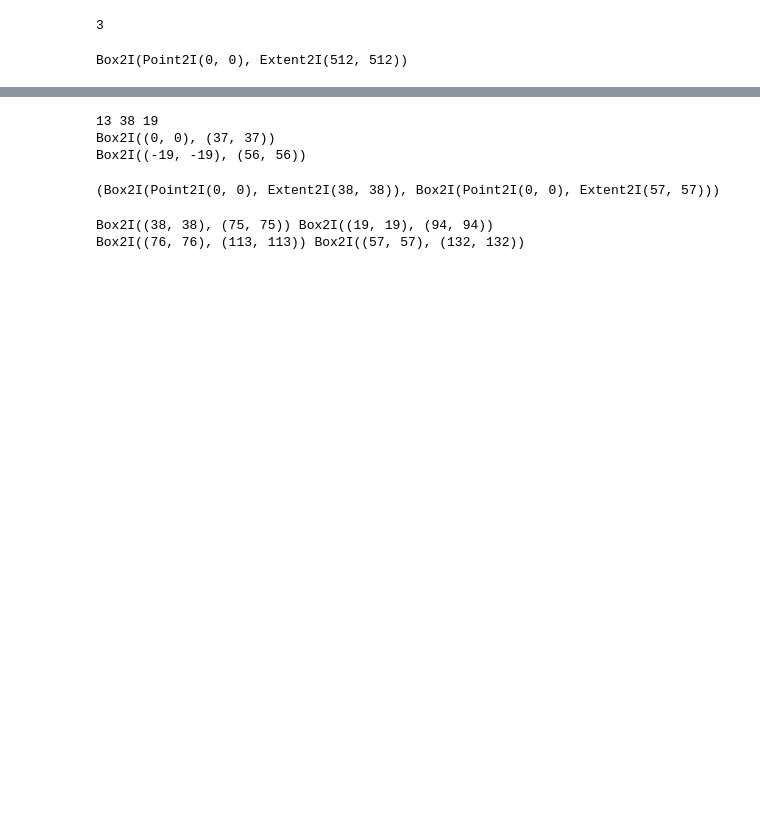
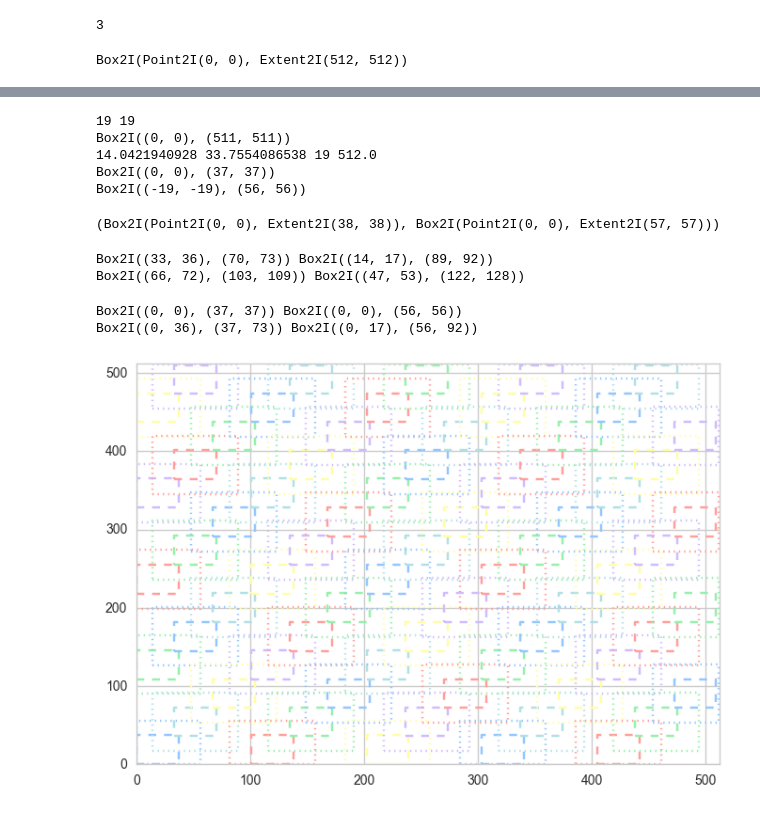
Before and after one commit to lsst/ip_diffim, a Jupyter notebook: Untitled.ipynb, the cells around one changed output, grey strips where cells are left out. Drawn from its saved outputs; the diff is of its cells as text; code cells hidden in the pictures; blank space fills up the shorter version.

Commit message:
ImageGridder is now working

```diff
--- a/Untitled.ipynb
+++ b/Untitled.ipynb
@@ -84,8 +87,18 @@ if scaleByFwhm:
 # %%
+#borderSizeX = borderSizeY = 9
+print borderSizeX, borderSizeY
+
 bbox = exposure.getBBox()
+print bbox
 
-nGridX = bbox.getWidth() // gridStepX
-print nGridX, gridStepX, borderSizeX
+nGridX = bbox.getWidth() / gridStepX
+# Readjust gridStepX so that it fits perfectly in the image.
+gridStepX = float(bbox.getWidth() - gridSizeX) / float(nGridX)
+print nGridX, gridStepX, borderSizeX, nGridX*gridStepX+gridSizeX
+
+nGridY = bbox.getHeight() / gridStepY
+# Readjust gridStepX so that it fits perfectly in the image.
+gridStepY = float(bbox.getHeight() - gridSizeY) / float(nGridY)
 
 import lsst.afw.geom as afwGeom
 bbox0 = afwGeom.Box2I(afwGeom.Point2I(bbox.getBegin()), afwGeom.Extent2I(gridSizeX, gridSizeY))
@@ -94,11 +107,16 @@ bbox1.grow(afwGeom.Extent2I(borderSizeX, borderSizeY))
 print bbox0  # first "main" box
 print bbox1  # first expanded box
 # %% [output]
-13 38 19
+19 19
+Box2I((0, 0), (511, 511))
+14.0421940928 33.7554086538 19 512.0
 Box2I((0, 0), (37, 37))
 Box2I((-19, -19), (56, 56))
 # %%
+# Offset the "main" (bbox0) and "expanded" (bbox1) bboxes by xoff, yoff, clip by the exposure's bbox (bbox)
 def offsetAndClipBoxes(bbox0, bbox1, xoff, yoff, bbox):
+    xoff = int(np.floor(xoff))
+    yoff = int(np.floor(yoff))
     bb0 = afwGeom.Box2I(bbox0)
     bb0.shift(afwGeom.Extent2I(xoff, yoff))
     bb0.clip(bbox)
@@ -116,5 +134,41 @@ print bb0, bb1
 bb0, bb1 = offsetAndClipBoxes(bb0, bb1, gridStepX, gridStepY, bbox)
 print bb0, bb1
 # %% [output]
-Box2I((38, 38), (75, 75)) Box2I((19, 19), (94, 94))
-Box2I((76, 76), (113, 113)) Box2I((57, 57), (132, 132))
+Box2I((33, 36), (70, 73)) Box2I((14, 17), (89, 92))
+Box2I((66, 72), (103, 109)) Box2I((47, 53), (122, 128))
+# %%
+# Note right now this all assumes that the bboxes origin at 0,0. This will have to be tested and probably fixed.
+boxes0 = []
+boxes1 = []
+xoff = 0
+while(xoff + bbox0.getWidth() < bbox.getWidth()):
+    yoff = 0
+    while(yoff + bbox0.getHeight() < bbox.getHeight()):
+        bb0, bb1 = offsetAndClipBoxes(bbox0, bbox1, xoff, yoff, bbox)
+        boxes0.append(bb0)
+        boxes1.append(bb1)
+        yoff += gridStepY
+    xoff += gridStepX
+# %%
+def plotBoxGrid(boxes, bbox, **kwds):
+    def plotBox(box):
+        corners = np.array([np.array([pt.getX(), pt.getY()]) for pt in box.getCorners()])
+        corners = np.vstack([corners, corners[0,:]])
+        plt.plot(corners[:,0], corners[:,1], **kwds)
+
+    for b in boxes:
+        plotBox(b)
+    plt.xlim(bbox.getBeginX(), bbox.getEndX())
+    plt.ylim(bbox.getBeginY(), bbox.getEndY())
+# %%
+print boxes0[0], boxes1[0]
+print boxes0[1], boxes1[1]
+# %% [output]
+Box2I((0, 0), (37, 37)) Box2I((0, 0), (56, 56))
+Box2I((0, 36), (37, 73)) Box2I((0, 17), (56, 92))
+# %%
+plotBoxGrid(boxes0[::3], bbox, ls='--')
+plt.gca().set_prop_cycle(None)  # reset the color cycle -- see http://stackoverflow.com/questions/24193174/reset-color-cycle-in-matplotlib
+plotBoxGrid(boxes1[::3], bbox, ls=':')
+# %% [output]
+[figure, added]
```
Also changed, not shown: parts of 3 cells of this notebook, 2 other files.
